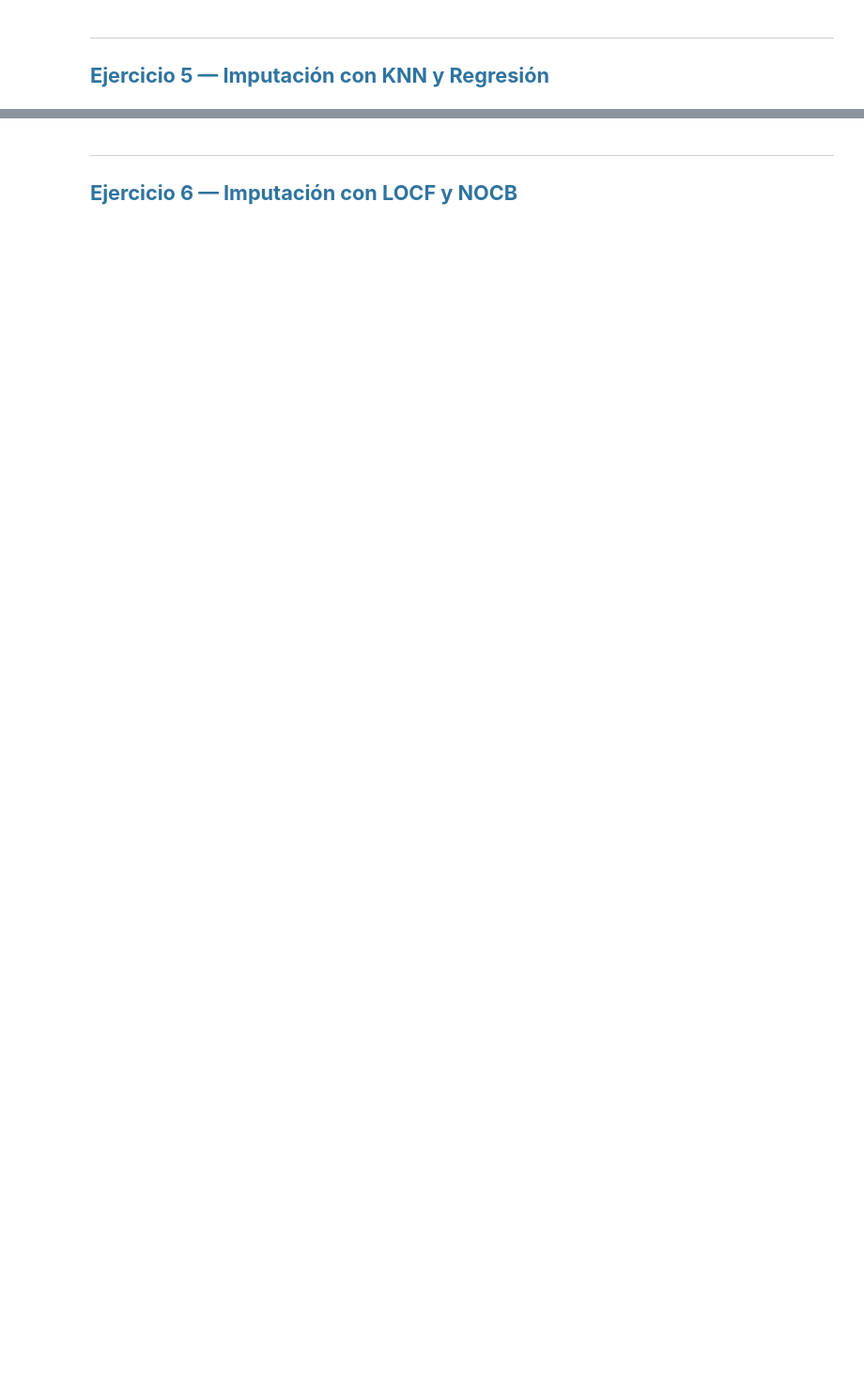
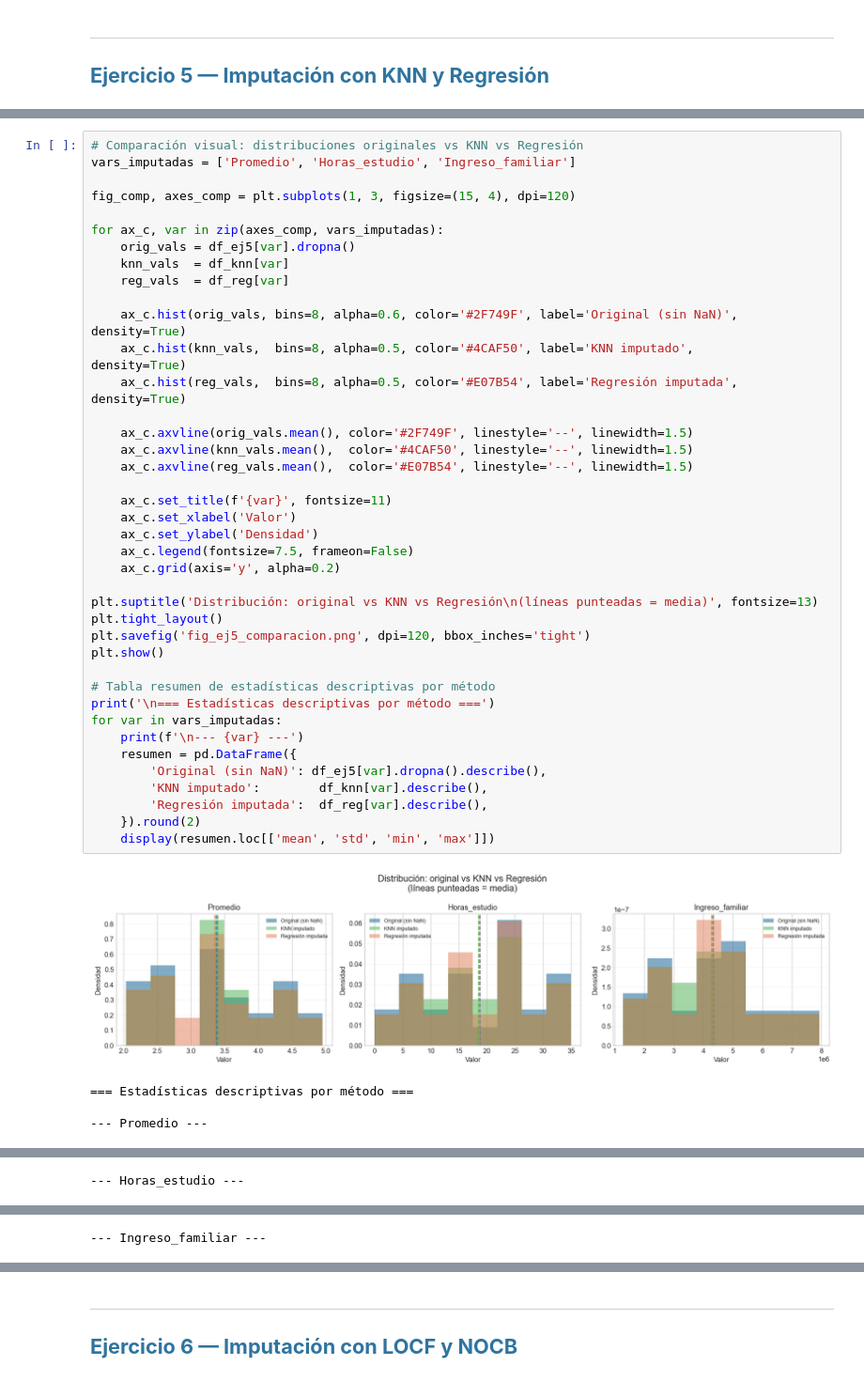
Before and after one commit to caamilo03/wine-quality, a Jupyter notebook: sesiones_practicas/sp_5_Camilo_Loaiza_Sarai_Restrepo.ipynb, the cells around one changed output, grey strips where cells are left out. Shown at 94% size. Drawn from its saved outputs; the diff is of its cells as text; blank space fills up the shorter version.

```diff
--- a/sesiones_practicas/sp_5_Camilo_Loaiza_Sarai_Restrepo.ipynb
+++ b/sesiones_practicas/sp_5_Camilo_Loaiza_Sarai_Restrepo.ipynb
@@ -614,0 +806,45 @@ plt.show()
+# %%
+# Comparación visual: distribuciones originales vs KNN vs Regresión
+vars_imputadas = ['Promedio', 'Horas_estudio', 'Ingreso_familiar']
+
+fig_comp, axes_comp = plt.subplots(1, 3, figsize=(15, 4), dpi=120)
+
+for ax_c, var in zip(axes_comp, vars_imputadas):
+    orig_vals = df_ej5[var].dropna()
+    knn_vals  = df_knn[var]
+    reg_vals  = df_reg[var]
+
+    ax_c.hist(orig_vals, bins=8, alpha=0.6, color='#2F749F', label='Original (sin NaN)', density=True)
+    ax_c.hist(knn_vals,  bins=8, alpha=0.5, color='#4CAF50', label='KNN imputado',        density=True)
+    ax_c.hist(reg_vals,  bins=8, alpha=0.5, color='#E07B54', label='Regresión imputada',   density=True)
+
+    ax_c.axvline(orig_vals.mean(), color='#2F749F', linestyle='--', linewidth=1.5)
+    ax_c.axvline(knn_vals.mean(),  color='#4CAF50', linestyle='--', linewidth=1.5)
+    ax_c.axvline(reg_vals.mean(),  color='#E07B54', linestyle='--', linewidth=1.5)
+
+    ax_c.set_title(f'{var}', fontsize=11)
+    ax_c.set_xlabel('Valor')
+    ax_c.set_ylabel('Densidad')
+    ax_c.legend(fontsize=7.5, frameon=False)
+    ax_c.grid(axis='y', alpha=0.2)
+
+plt.suptitle('Distribución: original vs KNN vs Regresión\n(líneas punteadas = media)', fontsize=13)
+plt.tight_layout()
+plt.savefig('fig_ej5_comparacion.png', dpi=120, bbox_inches='tight')
+plt.show()
+
+# Tabla resumen de estadísticas descriptivas por método
+print('\n=== Estadísticas descriptivas por método ===')
+for var in vars_imputadas:
+    print(f'\n--- {var} ---')
+    resumen = pd.DataFrame({
+        'Original (sin NaN)': df_ej5[var].dropna().describe(),
+        'KNN imputado':        df_knn[var].describe(),
+        'Regresión imputada':  df_reg[var].describe(),
+    }).round(2)
+    display(resumen.loc[['mean', 'std', 'min', 'max']])
+# %% [output]
+[figure, added]
+=== Estadísticas descriptivas por método ===
+
+--- Promedio ---
@@ -614,0 +856 @@ plt.show()
+--- Horas_estudio ---
@@ -614,0 +862 @@ plt.show()
+--- Ingreso_familiar ---
```
Also changed, not shown: parts of 17 cells of this notebook, 4 other files.
